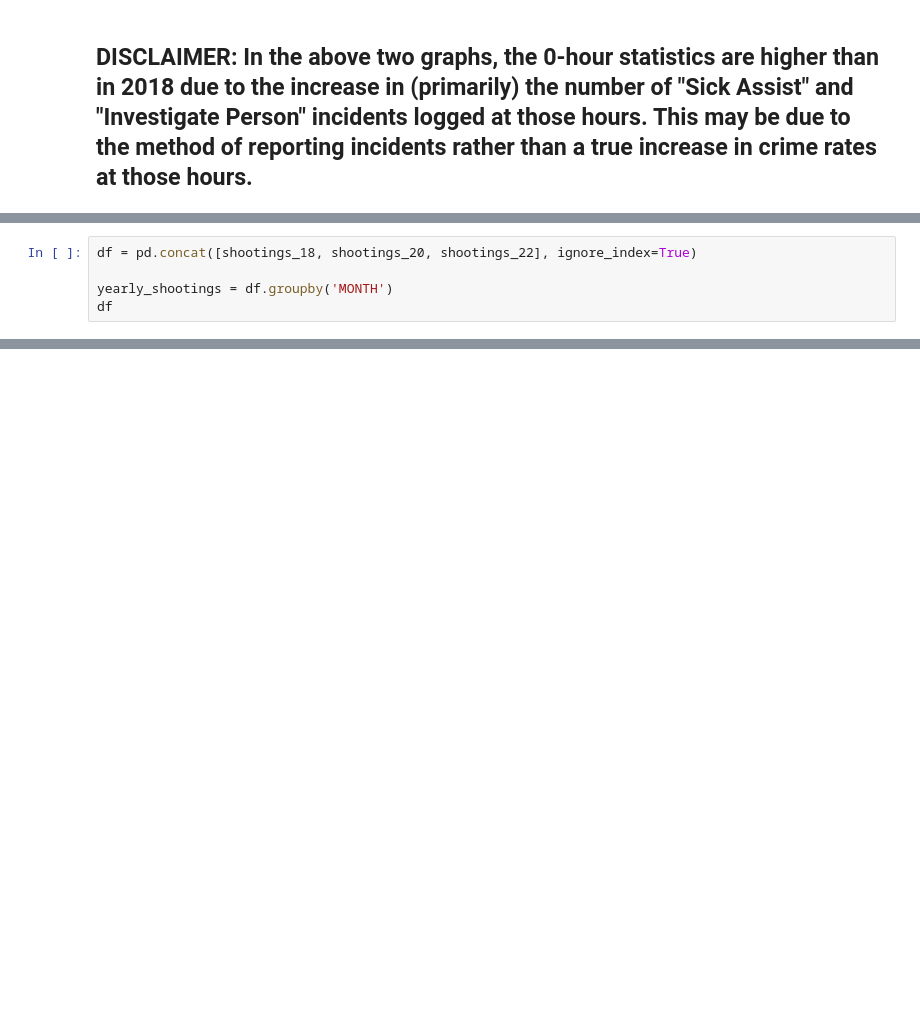
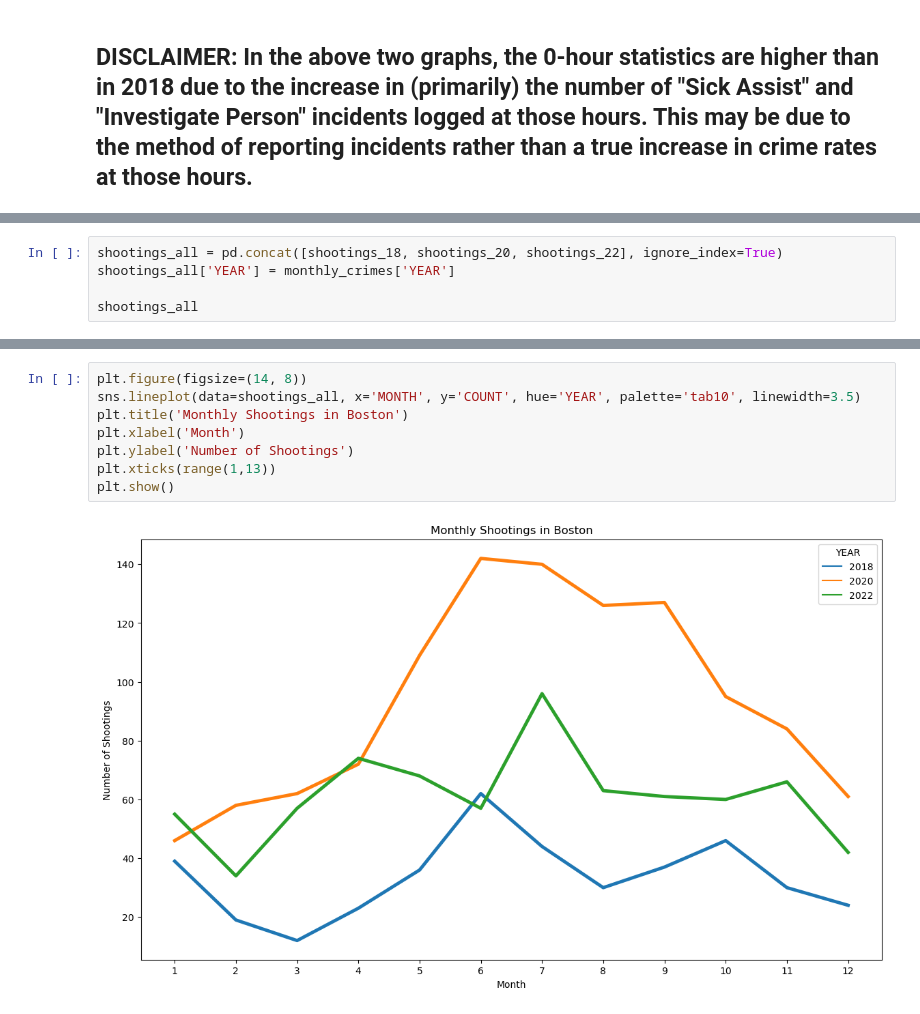
Before and after one commit to Dastardi/data_foundations, a Jupyter notebook: HW2/basic_comparisons.ipynb, the cells around one changed output, grey strips where cells are left out. Cells and saved outputs as stored; diff of their text form; blank space fills up the shorter version.

```diff
--- a/HW2/basic_comparisons.ipynb
+++ b/HW2/basic_comparisons.ipynb
@@ -258,5 +340,5 @@ plt.show()
 # %%
-df = pd.concat([shootings_18, shootings_20, shootings_22], ignore_index=True)
+shootings_all = pd.concat([shootings_18, shootings_20, shootings_22], ignore_index=True)
+shootings_all['YEAR'] = monthly_crimes['YEAR']
 
-yearly_shootings = df.groupby('MONTH')
-df
+shootings_all
@@ -262,0 +363,10 @@ df
+# %%
+plt.figure(figsize=(14, 8))
+sns.lineplot(data=shootings_all, x='MONTH', y='COUNT', hue='YEAR', palette='tab10', linewidth=3.5)
+plt.title('Monthly Shootings in Boston')
+plt.xlabel('Month')
+plt.ylabel('Number of Shootings')
+plt.xticks(range(1,13))
+plt.show()
+# %% [output]
+[figure, added]
```
Also changed, not shown: parts of 17 cells of this notebook, 4 other files.
